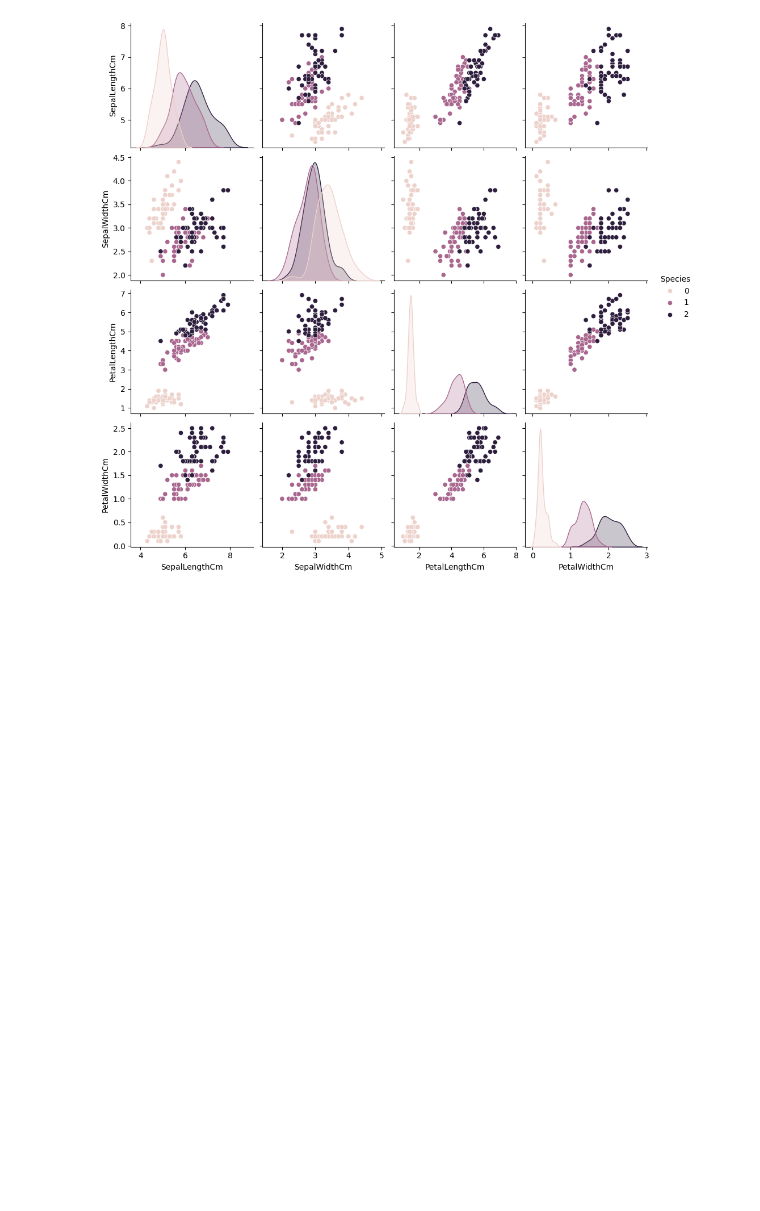
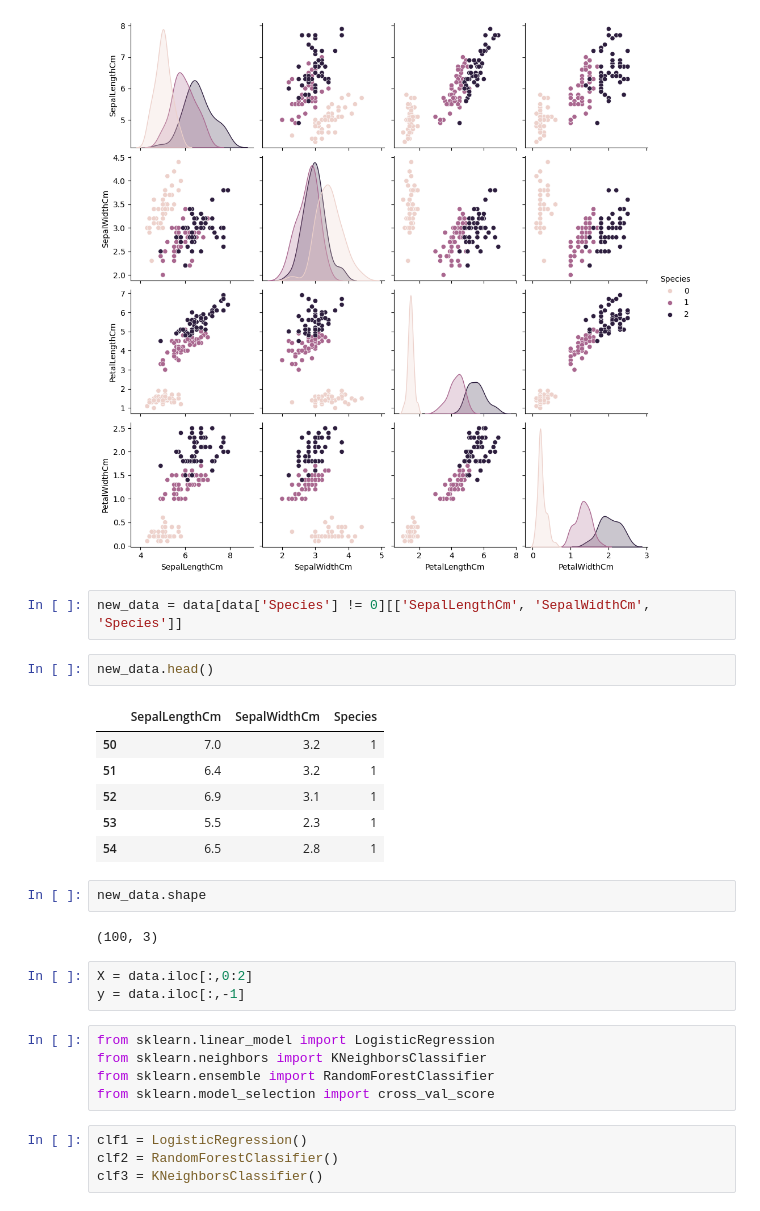
Before and after one commit to tashfeen786/Voting-Ensemble, a Jupyter notebook: Votingclassifier.ipynb, the cells around one changed output. Cells and saved outputs as stored; diff of their text form; blank space fills up the shorter version.

```diff
--- a/Votingclassifier.ipynb
+++ b/Votingclassifier.ipynb
@@ -59,3 +59,30 @@ sns.pairplot(data, hue= 'Species')
 # %% [output]
 <seaborn.axisgrid.PairGrid at 0x...>
 [figure]
+# %%
+new_data = data[data['Species'] != 0][['SepalLengthCm', 'SepalWidthCm', 'Species']]
+# %%
+new_data.head()
+# %% [output]
+|  | SepalLengthCm | SepalWidthCm | Species |
+| 50 | 7.0 | 3.2 | 1 |
+| 51 | 6.4 | 3.2 | 1 |
+| 52 | 6.9 | 3.1 | 1 |
+| 53 | 5.5 | 2.3 | 1 |
+| 54 | 6.5 | 2.8 | 1 |
+# %%
+new_data.shape
+# %% [output]
+(100, 3)
+# %%
+X = data.iloc[:,0:2]
+y = data.iloc[:,-1]
+# %%
+from sklearn.linear_model import LogisticRegression
+from sklearn.neighbors import KNeighborsClassifier
+from sklearn.ensemble import RandomForestClassifier
+from sklearn.model_selection import cross_val_score
+# %%
+clf1 = LogisticRegression()
+clf2 = RandomForestClassifier()
+clf3 = KNeighborsClassifier()
```
Also changed, not shown: parts of 3 cells of this notebook.
